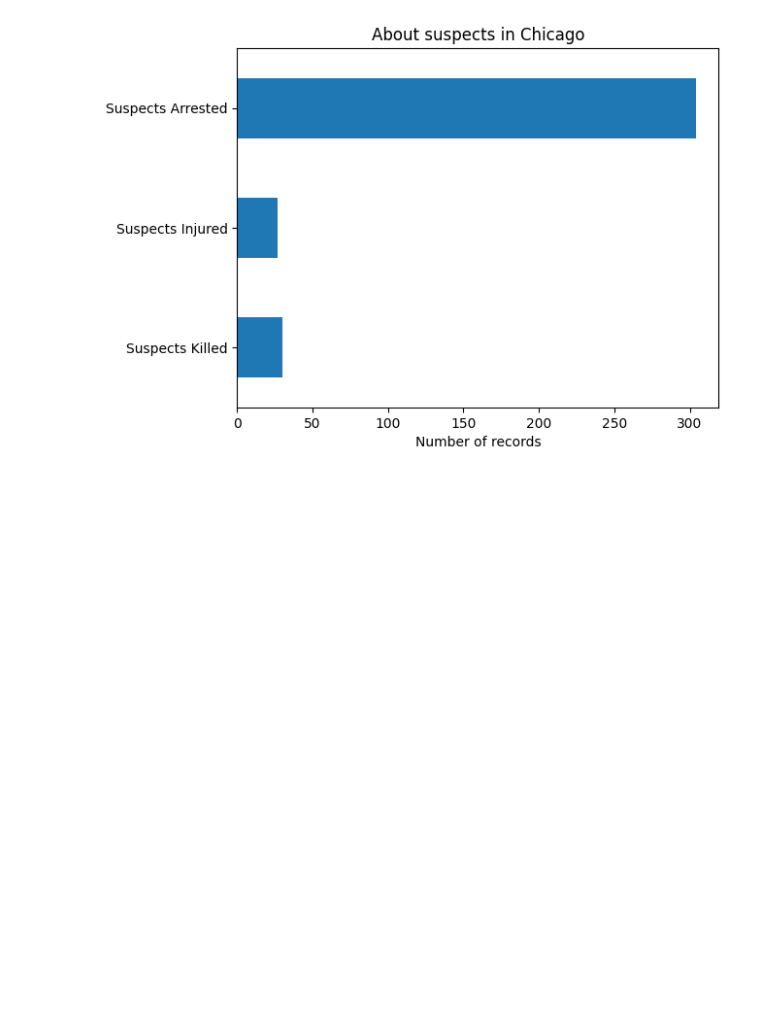
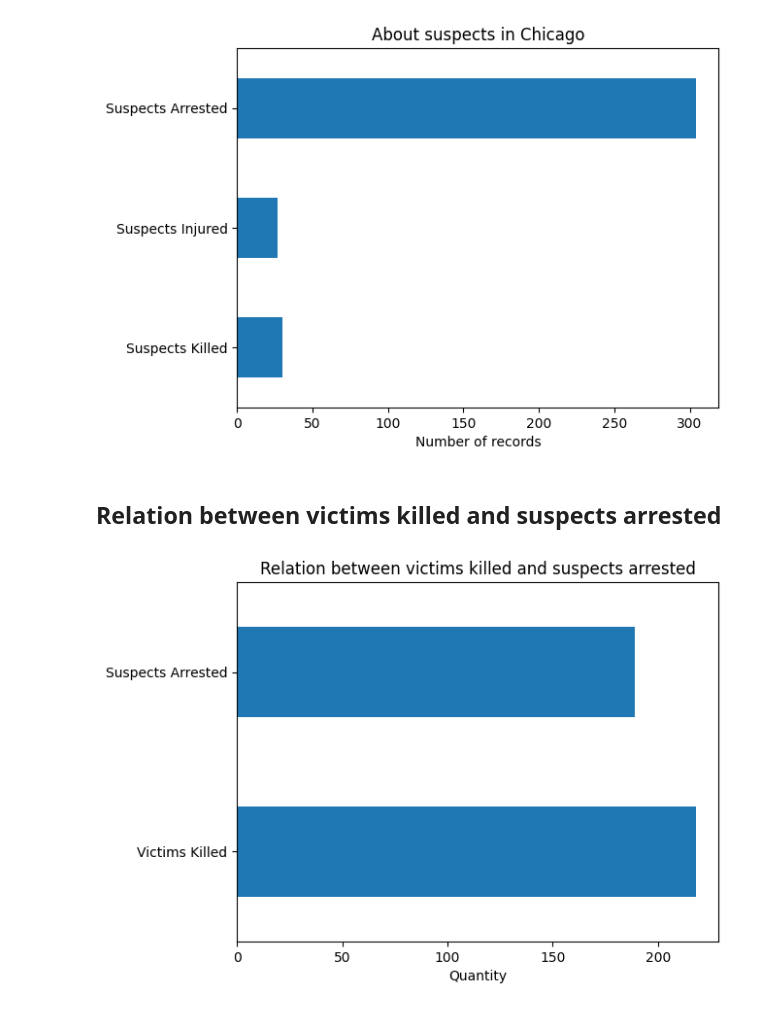
Before and after one commit to Matheus-Pombeiro/gun_violence_us, a Jupyter notebook: gun_violence_us.ipynb, the cells around one changed output. Cells and saved outputs as stored; diff of their text form; code cells hidden in the pictures; blank space fills up the shorter version.

Commit message:
feat: Relation between victims killed and suspects arrested

```diff
--- a/gun_violence_us.ipynb
+++ b/gun_violence_us.ipynb
@@ -224,3 +224,12 @@ data[['Suspects Killed', 'Suspects Injured', 'Suspects Arrested']].sum().plot(ki
                                                                               xlabel='Number of records');
 # %% [output]
 [figure]
+# %% [markdown]
+## Relation between victims killed and suspects arrested
+# %%
+# Plotting a chart about the relation between victims killed and suspects arrested
+data.query('`Victims Killed` > 0 & `Suspects Arrested` > 0')[['Victims Killed', 'Suspects Arrested']].sum().plot(kind='barh',\
+                                                                                                                 title='Relation between victims killed and suspects arrested',\
+                                                                                                                 xlabel='Quantity');
+# %% [output]
+[figure, added]
```
